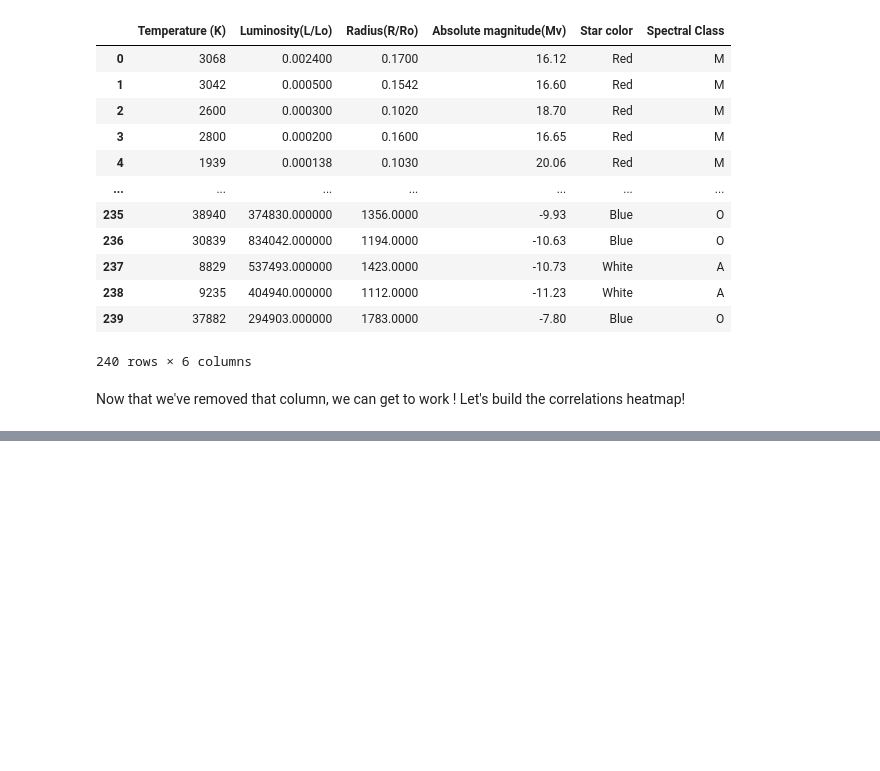
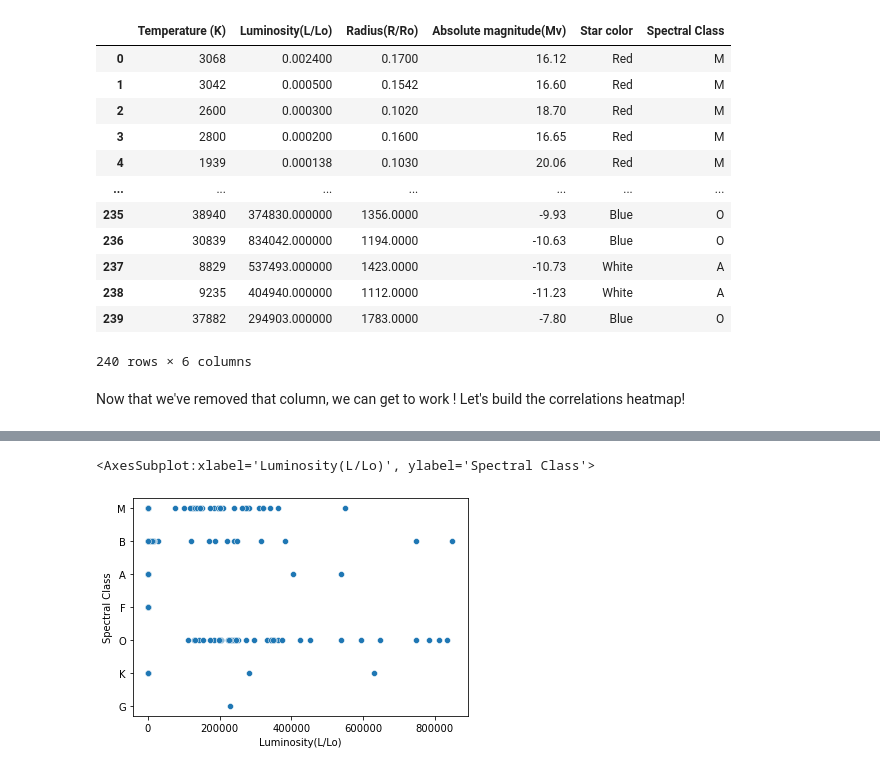
Before and after one commit to GoofyGalaxy374/StarTypeClassifier, a Jupyter notebook: Notebook/StarsClassifierNotebook.ipynb, the cells around one changed output, grey strips where cells are left out. Drawn from its saved outputs; the diff is of its cells as text; code cells hidden in the pictures; blank space fills up the shorter version.

```diff
--- a/Notebook/StarsClassifierNotebook.ipynb
+++ b/Notebook/StarsClassifierNotebook.ipynb
@@ -49,0 +62,5 @@ b
+# %%
+sns.scatterplot(Dataset_StarType_Dropped['Luminosity(L/Lo)'], Dataset_StarType_Dropped['Spectral Class'])
+# %% [output]
+<AxesSubplot:xlabel='Luminosity(L/Lo)', ylabel='Spectral Class'>
+[figure, added]
```
Also changed, not shown: parts of 7 cells of this notebook.
